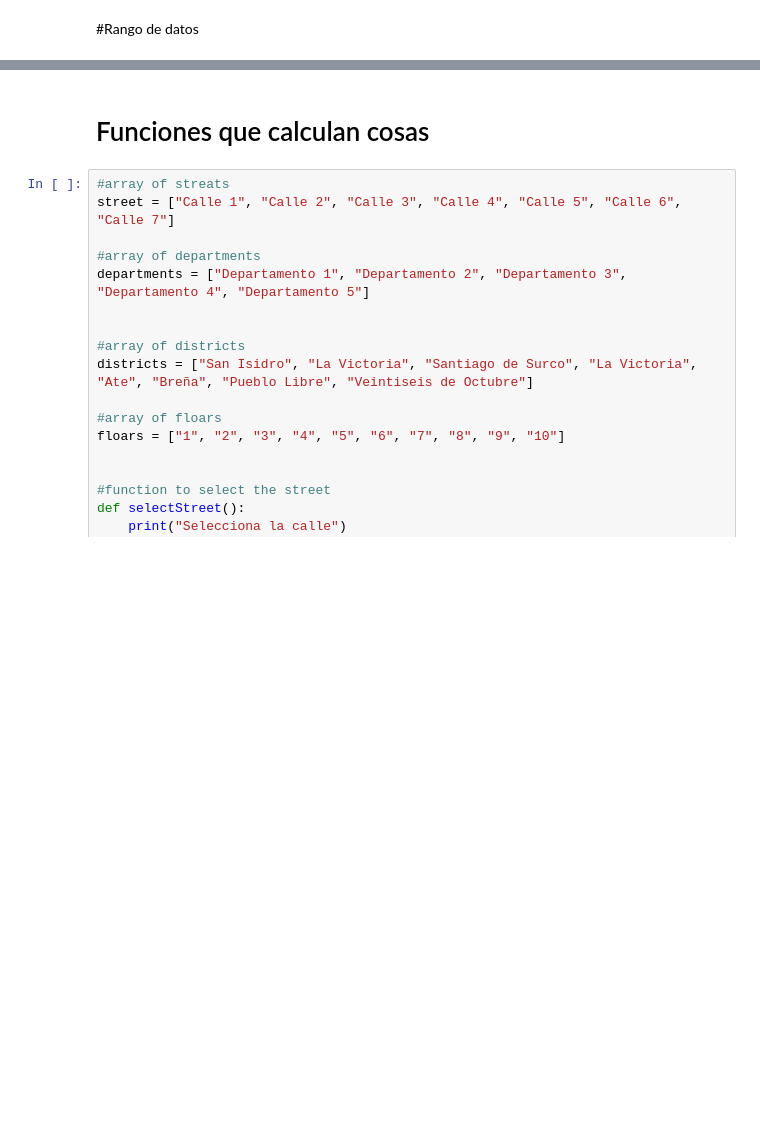
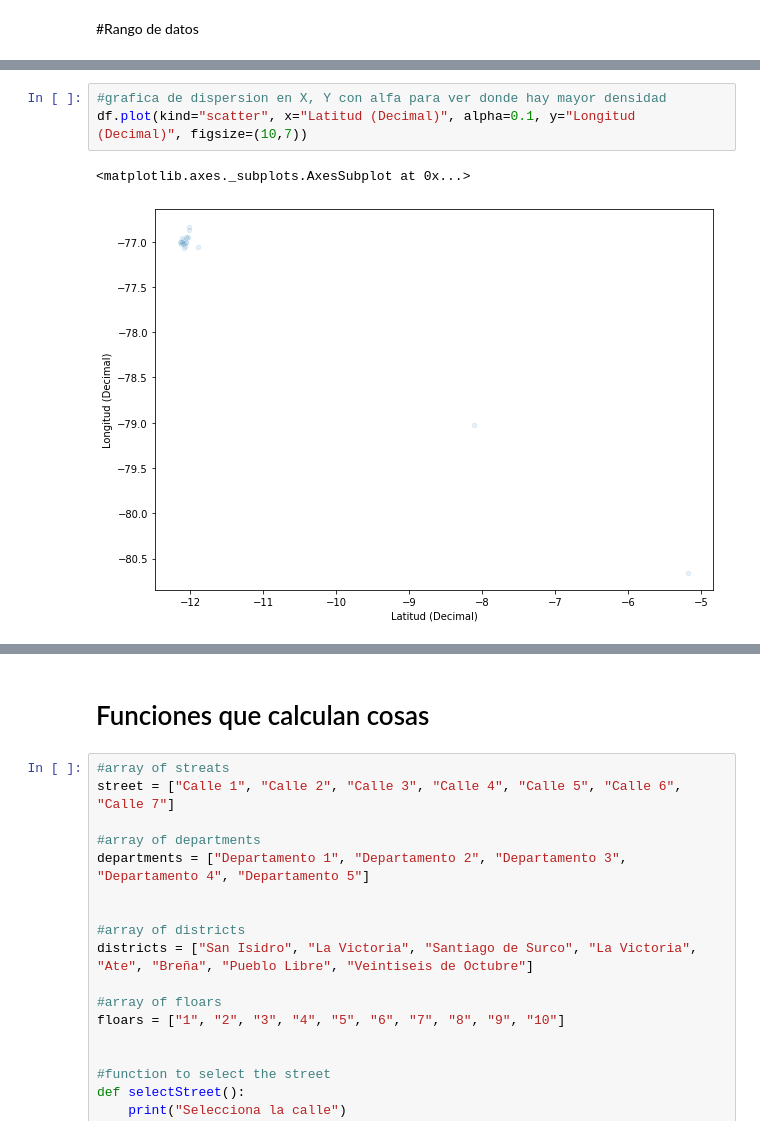
Before and after one commit to Devsthink/BBVA-DATA-DRIVEN, a Jupyter notebook: BBVA_Hackaton.ipynb, the cells around one changed output, grey strips where cells are left out. Cells and saved outputs as stored; diff of their text form; blank space fills up the shorter version.

```diff
--- a/BBVA_Hackaton.ipynb
+++ b/BBVA_Hackaton.ipynb
@@ -206,0 +277,6 @@ array([[<matplotlib.axes._subplots.AxesSubplot object at 0x...>,
+# %%
+#grafica de dispersion en X, Y con alfa para ver donde hay mayor densidad
+df.plot(kind="scatter", x="Latitud (Decimal)", alpha=0.1, y="Longitud (Decimal)", figsize=(10,7))
+# %% [output]
+<matplotlib.axes._subplots.AxesSubplot at 0x...>
+[figure, added]
```
Also changed, not shown: parts of 24 cells of this notebook.
